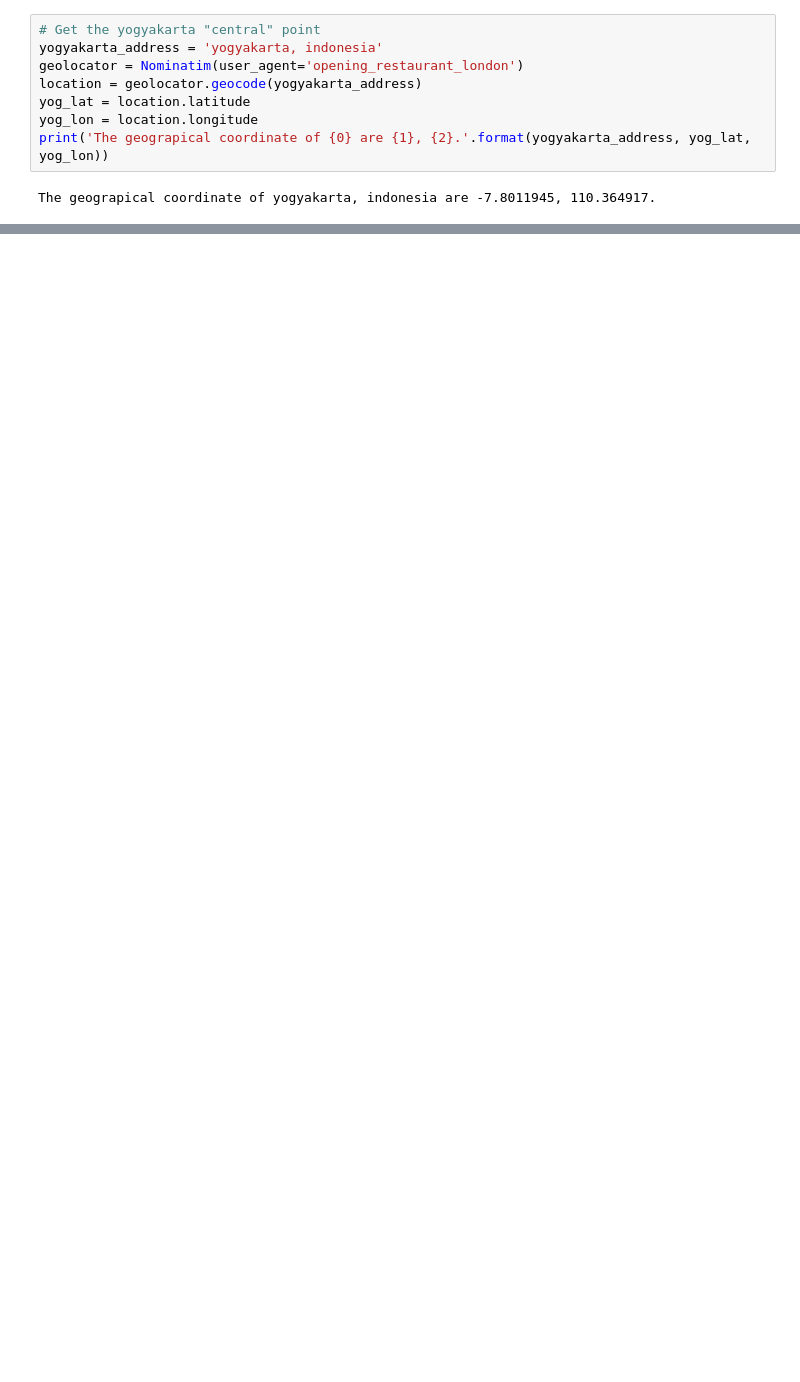
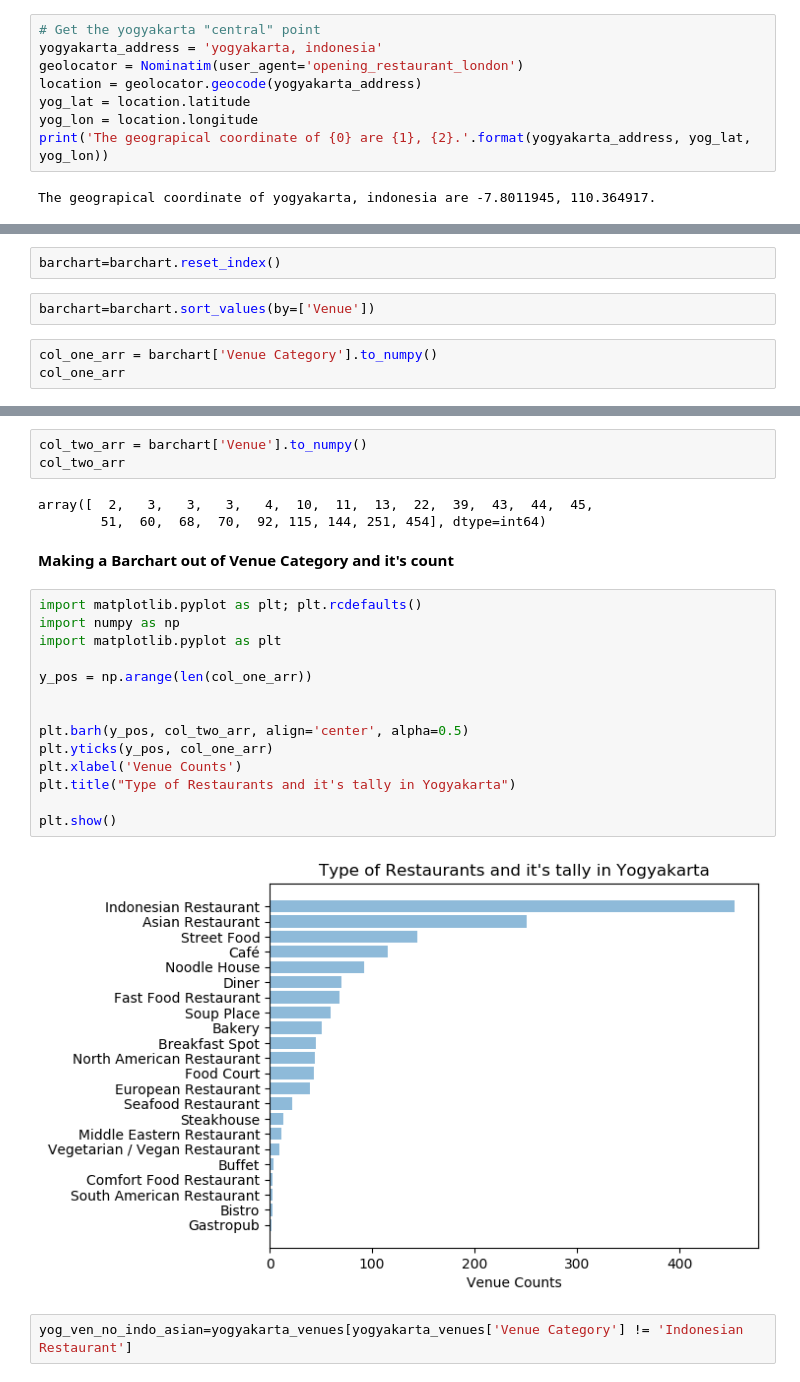
Before and after one commit to ouliaopl/Coursera_Capstone, a Jupyter notebook: Battle of Neighborhood.ipynb, the cells around one changed output, grey strips where cells are left out. Cells and saved outputs as stored; diff of their text form; blank space fills up the shorter version.

```diff
--- a/Battle of Neighborhood.ipynb
+++ b/Battle of Neighborhood.ipynb
@@ -193,0 +494,7 @@ yog_map
+# %%
+barchart=barchart.reset_index()
+# %%
+barchart=barchart.sort_values(by=['Venue'])
+# %%
+col_one_arr = barchart['Venue Category'].to_numpy()
+col_one_arr
@@ -193,0 +510,26 @@ yog_map
+# %%
+col_two_arr = barchart['Venue'].to_numpy()
+col_two_arr
+# %% [output]
+array([  2,   3,   3,   3,   4,  10,  11,  13,  22,  39,  43,  44,  45,
+        51,  60,  68,  70,  92, 115, 144, 251, 454], dtype=int64)
+# %% [markdown]
+**Making a Barchart out of Venue Category and it's count**
+# %%
+import matplotlib.pyplot as plt; plt.rcdefaults()
+import numpy as np
+import matplotlib.pyplot as plt
+
+y_pos = np.arange(len(col_one_arr))
+
+
+plt.barh(y_pos, col_two_arr, align='center', alpha=0.5)
+plt.yticks(y_pos, col_one_arr)
+plt.xlabel('Venue Counts')
+plt.title("Type of Restaurants and it's tally in Yogyakarta")
+
+plt.show()
+# %% [output]
+[figure, added]
+# %%
+yog_ven_no_indo_asian=yogyakarta_venues[yogyakarta_venues['Venue Category'] != 'Indonesian Restaurant']
```
Also changed, not shown: parts of 109 cells of this notebook.
